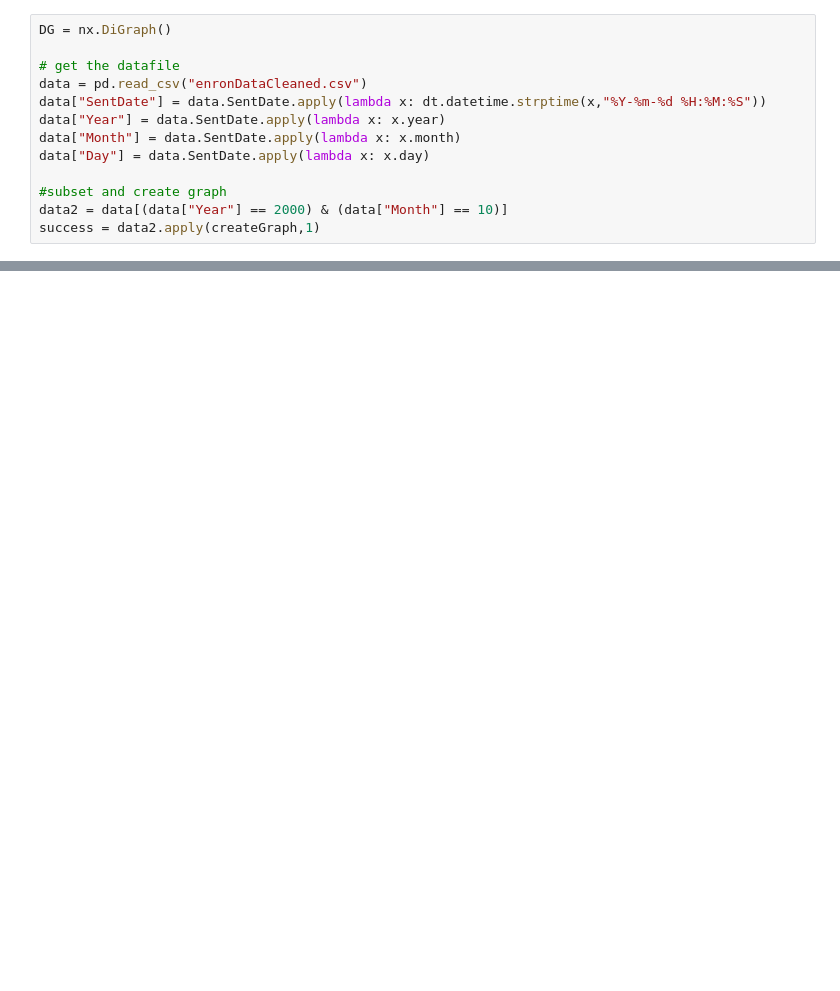
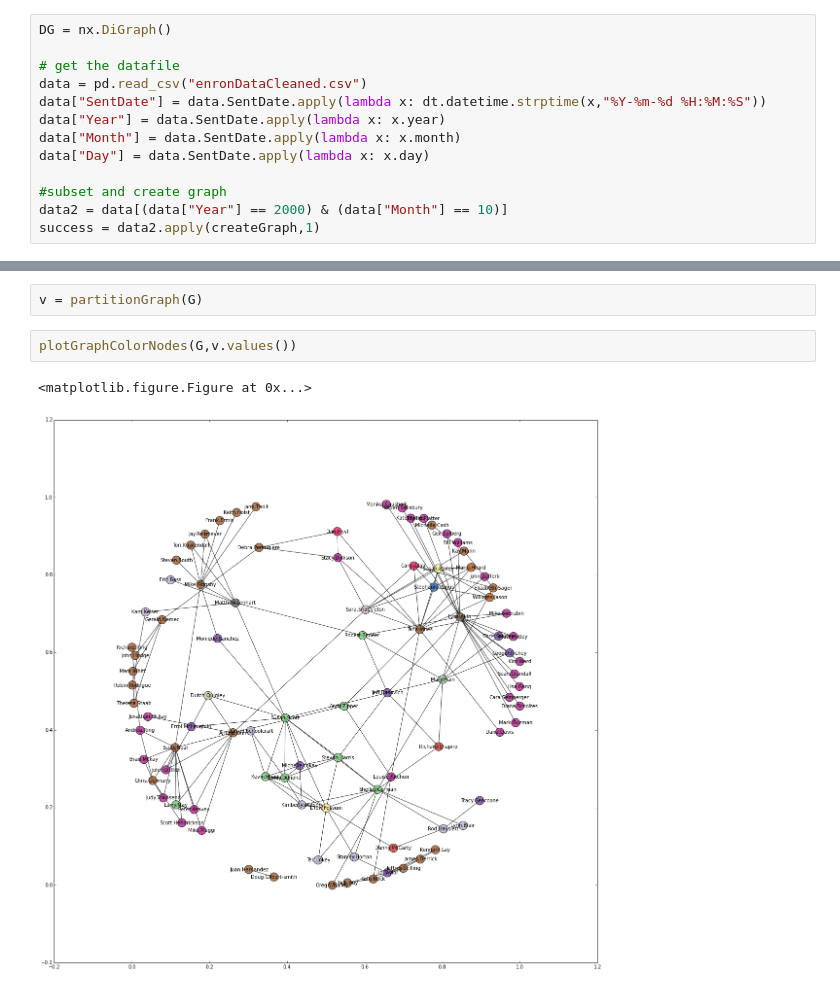
Before and after one commit to akhilketkar/cs205-project, a Jupyter notebook: graph_metrics.ipynb, the cells around one changed output, grey strips where cells are left out. Cells and saved outputs as stored; diff of their text form; blank space fills up the shorter version.

```diff
--- a/graph_metrics.ipynb
+++ b/graph_metrics.ipynb
@@ -261,0 +290,7 @@ plt.title("Graph Split into Multiple Groups Modularity Maximization")
+# %%
+v = partitionGraph(G)
+# %%
+plotGraphColorNodes(G,v.values())
+# %% [output]
+<matplotlib.figure.Figure at 0x...>
+[figure, added]
```
Also changed, not shown: parts of 8 cells of this notebook, 7 other files.
